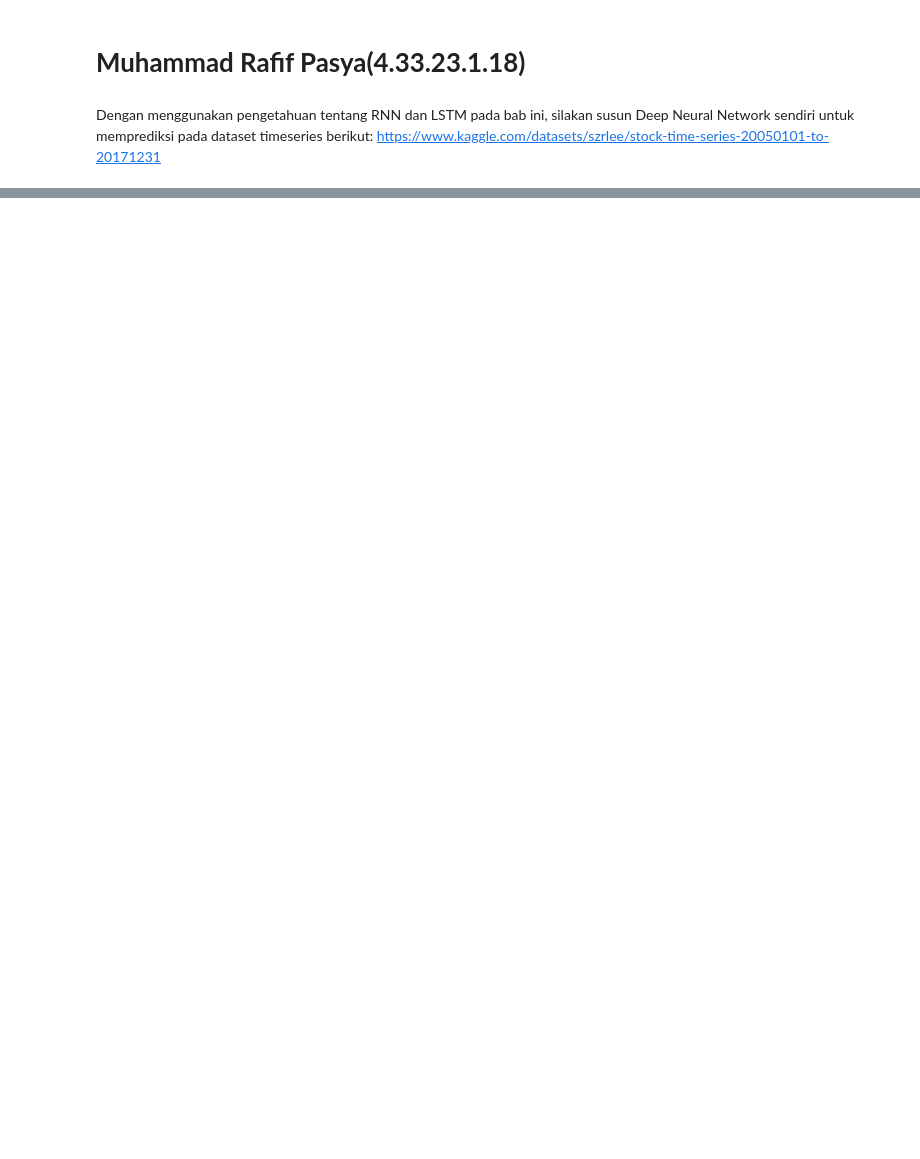
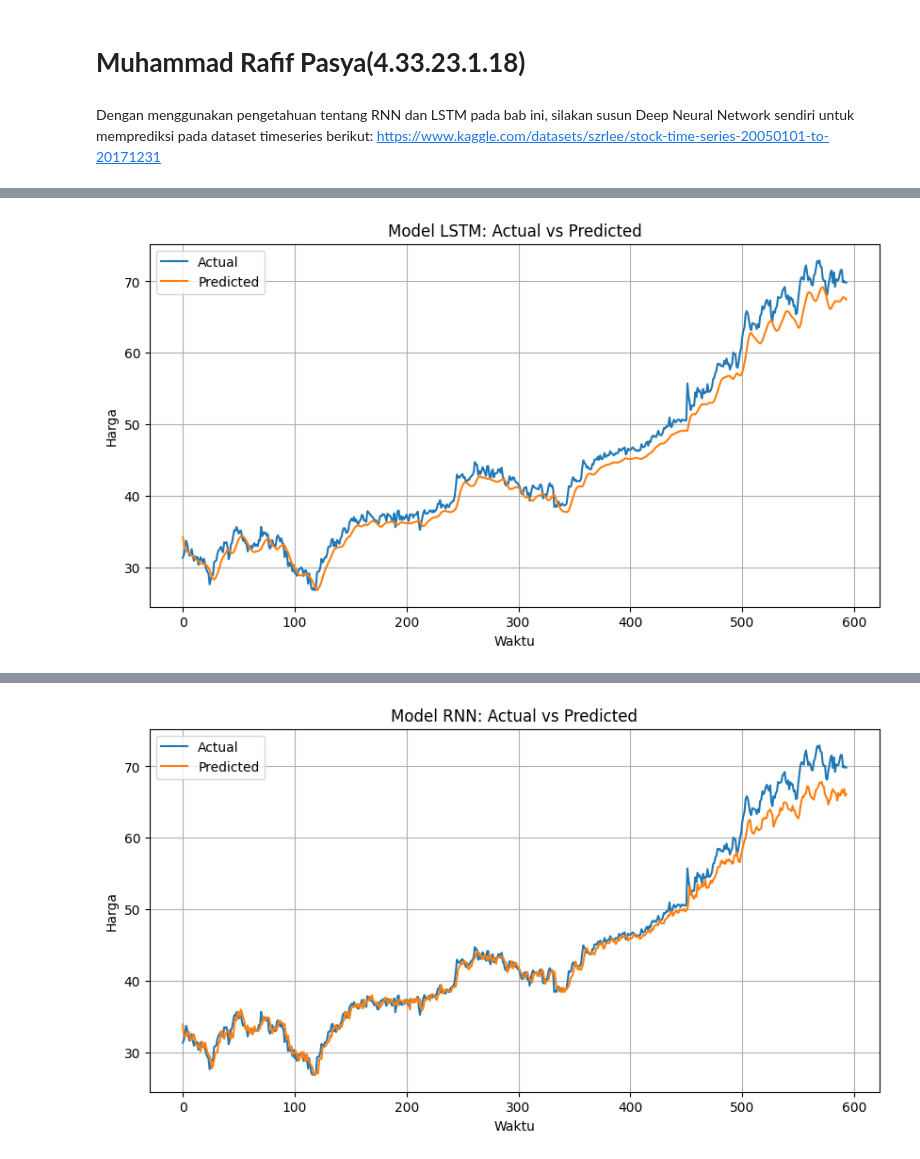
Before and after one commit to rafiff18/Machine-Learning-Ti-2b, a Jupyter notebook: Js9_Time_Series.ipynb, the cells around one changed output, grey strips where cells are left out. Drawn from its saved outputs; the diff is of its cells as text; code cells hidden in the pictures; blank space fills up the shorter version.

```diff
--- a/Js9_Time_Series.ipynb
+++ b/Js9_Time_Series.ipynb
@@ -208,0 +164,24 @@ plt.show()
+# %%
+# Fungsi evaluasi model dengan pembulatan hasil
+def evaluate_model(model, name):
+    pred_scaled = model.predict(X_test)
+    pred = scaler.inverse_transform(pred_scaled)
+    y_true = scaler.inverse_transform(y_test.reshape(-1, 1))
+
+    mse = mean_squared_error(y_true, pred)
+    mae = mean_absolute_error(y_true, pred)
+
+    # Pembulatan hasil evaluasi
+    return name, round(mse, 3), round(mae, 3)
+
+# Evaluasi semua model
+eval_results = []
+for model, name in zip(
+    [model_lstm, model_rnn, model_gru, model_cnn],
+    ["LSTM", "RNN", "GRU", "CNN"]
+):
+    eval_results.append(evaluate_model(model, name))
+
+# Menampilkan hasil
+for result in eval_results:
+    print(f"Model: {result[0]:<5} | MSE: {result[1]:<7} | MAE: {result[2]}")
@@ -208,0 +197,21 @@ plt.show()
+# %%
+def plot_predictions(model, name):
+    prediction = model.predict(X_test)
+    prediction = scaler.inverse_transform(prediction)
+    y_true = scaler.inverse_transform(y_test.reshape(-1, 1))
+
+    plt.figure(figsize=(10, 5))
+    plt.plot(y_true, label='Actual')
+    plt.plot(prediction, label='Predicted')
+    plt.title(f"Model {name}: Actual vs Predicted")
+    plt.xlabel("Waktu")
+    plt.ylabel("Harga")
+    plt.legend()
+    plt.grid(True)
+    plt.show()
+
+plot_predictions(model_lstm, "LSTM")
+plot_predictions(model_rnn, "RNN")
+plot_predictions(model_gru, "GRU")
+plot_predictions(model_cnn, "CNN")
+# %% [output]
@@ -208,0 +219 @@ plt.show()
+[figure, added]
@@ -208,0 +221 @@ plt.show()
+[figure, added]
```
Also changed, not shown: parts of 15 cells of this notebook.
